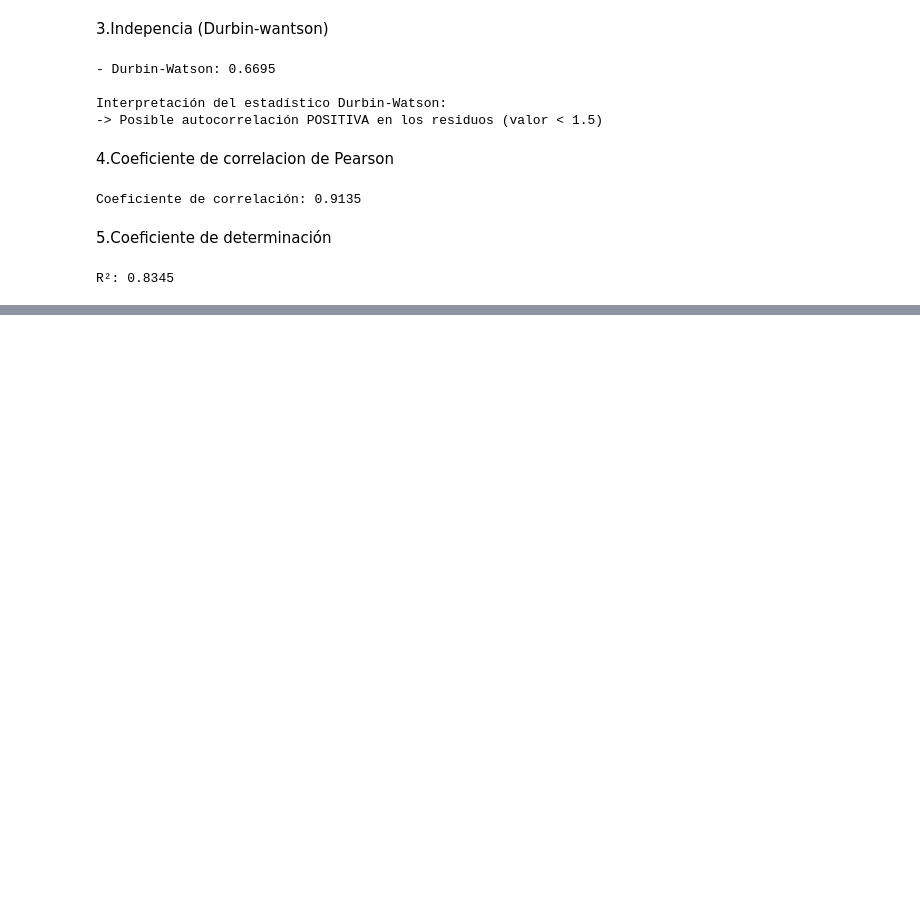
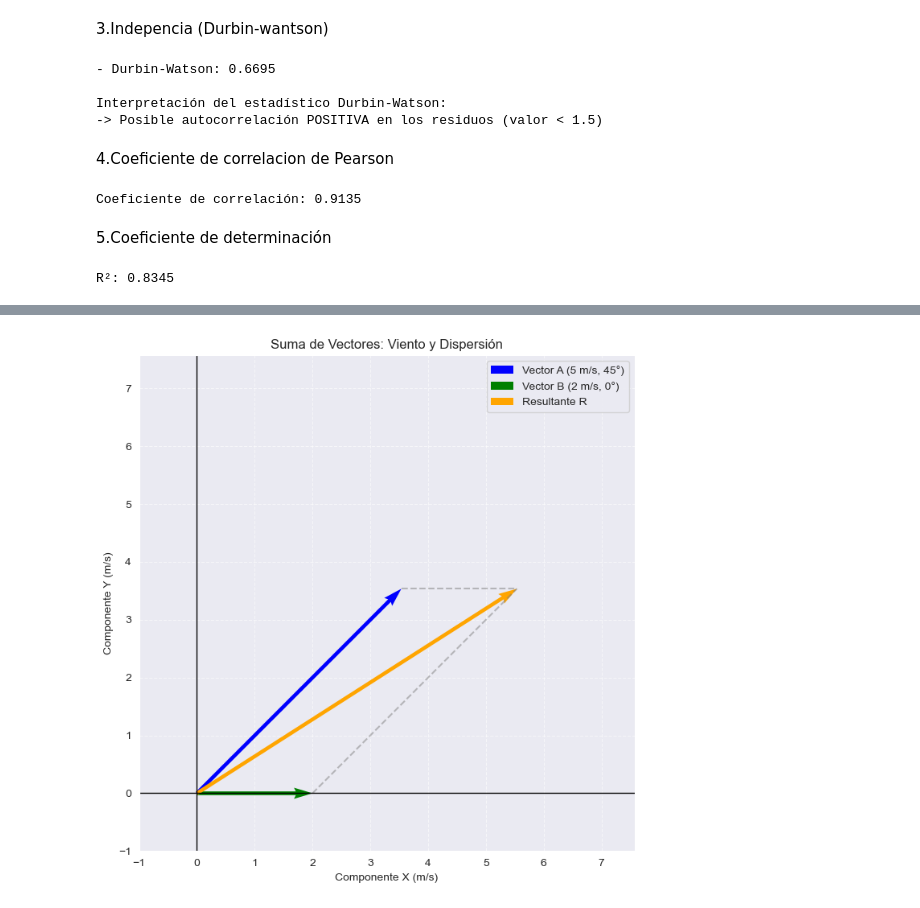
Before and after one commit to cezarrtdr/Dise-os-Experimentales, a Jupyter notebook: Regresion_simple.ipynb, the cells around one changed output, grey strips where cells are left out. Drawn from its saved outputs; the diff is of its cells as text; code cells hidden in the pictures; blank space fills up the shorter version.

```diff
--- a/Regresion_simple.ipynb
+++ b/Regresion_simple.ipynb
@@ -284,0 +538,82 @@ R²: 0.8345
+# %%
+import matplotlib.pyplot as plt
+import numpy as np
+import seaborn as sns
+
+def graficar_vectores():
+    # 1. Configuración de datos (Magnitud y Ángulo en grados)
+    # Vector A (Viento)
+    mag_A = 5
+    ang_A = 45
+
+    # Vector B (Dispersión)
+    mag_B = 2
+    ang_B = 0
+
+    # 2. Cálculos matemáticos
+    # Convertir a radianes
+    rad_A = np.radians(ang_A)
+    rad_B = np.radians(ang_B)
+
+    # Calcular componentes (x, y)
+    ax = mag_A * np.cos(rad_A)
+    ay = mag_A * np.sin(rad_A)
+
+    bx = mag_B * np.cos(rad_B)
+    by = mag_B * np.sin(rad_B)
+
+    # Calcular Resultante
+    rx = ax + bx
+    ry = ay + by
+
+    sns.set_style("darkgrid")
+
+    # 3. Configuración del gráfico
+    fig, ax_plt = plt.subplots(figsize=(8, 8))
+
+    # Origen (0,0) para todos los vectores partiendo del centro
+    origin = np.array([0, 0])
+
+    # Función auxiliar para dibujar vectores usando quiver
+    # quiver(x, y, u, v, ...) -> (x,y) origen, (u,v) componentes
+
+    # Vector A (Azul)
+    ax_plt.quiver(*origin, ax, ay, color='blue', angles='xy', scale_units='xy', scale=1, label=f'Vector A ({mag_A} m/s, {ang_A}°)')
+
+    # Vector B (Verde)
+    ax_plt.quiver(*origin, bx, by, color='green', angles='xy', scale_units='xy', scale=1, label=f'Vector B ({mag_B} m/s, {ang_B}°)')
+
+    # Vector Resultante (Naranja)
+    ax_plt.quiver(*origin, rx, ry, color='orange', angles='xy', scale_units='xy', scale=1, label=f'Resultante R')
+
+    # 4. Líneas de proyección (Regla del paralelogramo) para referencia visual
+    # Línea desde la punta de A hasta la punta de R (paralela a B)
+    ax_plt.plot([ax, rx], [ay, ry], linestyle='--', color='gray', alpha=0.5)
+    # Línea desde la punta de B hasta la punta de R (paralela a A)
+    ax_plt.plot([bx, rx], [by, ry], linestyle='--', color='gray', alpha=0.5)
+
+    # 5. Estética del gráfico
+    # Límites dinámicos para que todo quepa bien + un poco de margen
+    limit = max(mag_A, mag_B, np.sqrt(rx**2 + ry**2)) + 1
+    ax_plt.set_xlim(-1, limit)
+    ax_plt.set_ylim(-1, limit)
+
+    # Cuadrícula y etiquetas
+    ax_plt.grid(True, which='both', linestyle='--', alpha=0.6)
+    ax_plt.axhline(y=0, color='k', linewidth=1) # Eje X
+    ax_plt.axvline(x=0, color='k', linewidth=1) # Eje Y
+
+    ax_plt.set_xlabel('Componente X (m/s)')
+    ax_plt.set_ylabel('Componente Y (m/s)')
+    ax_plt.set_title('Suma de Vectores: Viento y Dispersión')
+    ax_plt.set_aspect('equal') # Importante para que los ángulos no se deformen
+
+    ax_plt.legend()
+
+    # Mostrar gráfico
+    plt.show()
+
+if __name__ == "__main__":
+    graficar_vectores()
+# %% [output]
+[figure, added]
```
Also changed, not shown: parts of 25 cells of this notebook.
